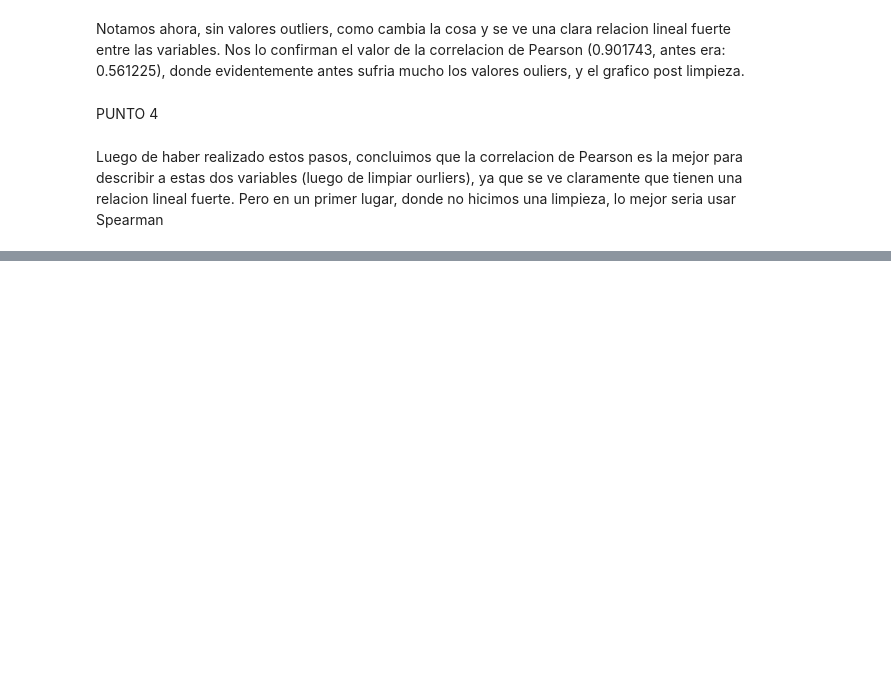
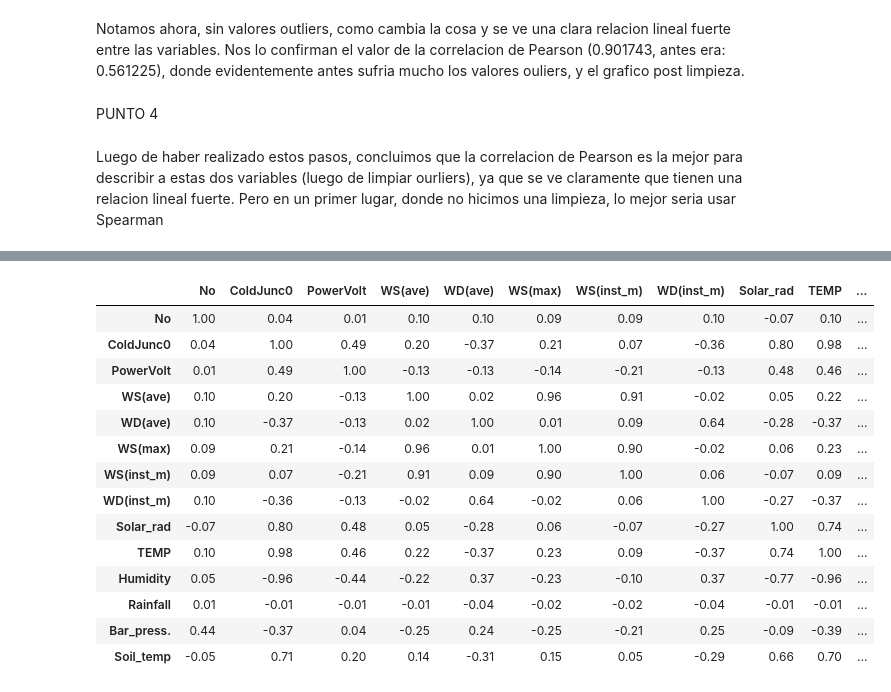
Before and after one commit to winttita/TUIA, a Jupyter notebook: Segundo/Fundamento de Ciencia de Datos/U3 - Medidas de Resumen/practica3.ipynb, the cells around one changed output, grey strips where cells are left out. Cells and saved outputs as stored; diff of their text form; code cells hidden in the pictures; blank space fills up the shorter version.

```diff
--- a/Segundo/Fundamento de Ciencia de Datos/U3 - Medidas de Resumen/practica3.ipynb
+++ b/Segundo/Fundamento de Ciencia de Datos/U3 - Medidas de Resumen/practica3.ipynb
@@ -400,0 +443,22 @@ Luego de haber realizado estos pasos, concluimos que la correlacion de Pearson e
+# %%
+meteorologia_cuantitativos = meteorologia[['No', 'ColdJunc0', 'PowerVolt', 'WS(ave)',
+       'WD(ave)', 'WS(max)', 'WS(inst_m)', 'WD(inst_m)', 'Solar_rad', 'TEMP', 'Humidity', 'Rainfall', 'Bar_press.',
+       'Soil_temp']]
+# %%
+meteorologia_cuantitativos.corr().round(2)
+# %% [output]
+|  | No | ColdJunc0 | PowerVolt | WS(ave) | WD(ave) | WS(max) | WS(inst_m) | WD(inst_m) | Solar_rad | TEMP | ... |
+| No | 1.00 | 0.04 | 0.01 | 0.10 | 0.10 | 0.09 | 0.09 | 0.10 | -0.07 | 0.10 | ... |
+| ColdJunc0 | 0.04 | 1.00 | 0.49 | 0.20 | -0.37 | 0.21 | 0.07 | -0.36 | 0.80 | 0.98 | ... |
+| PowerVolt | 0.01 | 0.49 | 1.00 | -0.13 | -0.13 | -0.14 | -0.21 | -0.13 | 0.48 | 0.46 | ... |
+| WS(ave) | 0.10 | 0.20 | -0.13 | 1.00 | 0.02 | 0.96 | 0.91 | -0.02 | 0.05 | 0.22 | ... |
+| WD(ave) | 0.10 | -0.37 | -0.13 | 0.02 | 1.00 | 0.01 | 0.09 | 0.64 | -0.28 | -0.37 | ... |
+| WS(max) | 0.09 | 0.21 | -0.14 | 0.96 | 0.01 | 1.00 | 0.90 | -0.02 | 0.06 | 0.23 | ... |
+| WS(inst_m) | 0.09 | 0.07 | -0.21 | 0.91 | 0.09 | 0.90 | 1.00 | 0.06 | -0.07 | 0.09 | ... |
+| WD(inst_m) | 0.10 | -0.36 | -0.13 | -0.02 | 0.64 | -0.02 | 0.06 | 1.00 | -0.27 | -0.37 | ... |
+| Solar_rad | -0.07 | 0.80 | 0.48 | 0.05 | -0.28 | 0.06 | -0.07 | -0.27 | 1.00 | 0.74 | ... |
+| TEMP | 0.10 | 0.98 | 0.46 | 0.22 | -0.37 | 0.23 | 0.09 | -0.37 | 0.74 | 1.00 | ... |
+| Humidity | 0.05 | -0.96 | -0.44 | -0.22 | 0.37 | -0.23 | -0.10 | 0.37 | -0.77 | -0.96 | ... |
+| Rainfall | 0.01 | -0.01 | -0.01 | -0.01 | -0.04 | -0.02 | -0.02 | -0.04 | -0.01 | -0.01 | ... |
+| Bar_press. | 0.44 | -0.37 | 0.04 | -0.25 | 0.24 | -0.25 | -0.21 | 0.25 | -0.09 | -0.39 | ... |
+| Soil_temp | -0.05 | 0.71 | 0.20 | 0.14 | -0.31 | 0.15 | 0.05 | -0.29 | 0.66 | 0.70 | ... |
```
Also changed, not shown: parts of 4 cells of this notebook, 14 other files.
